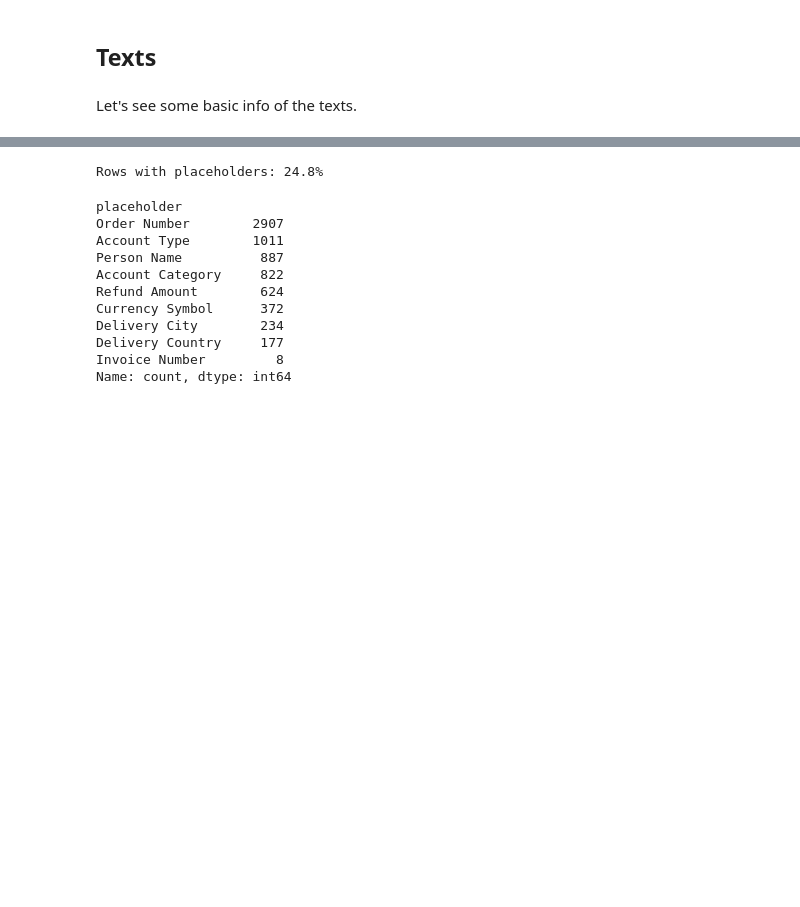
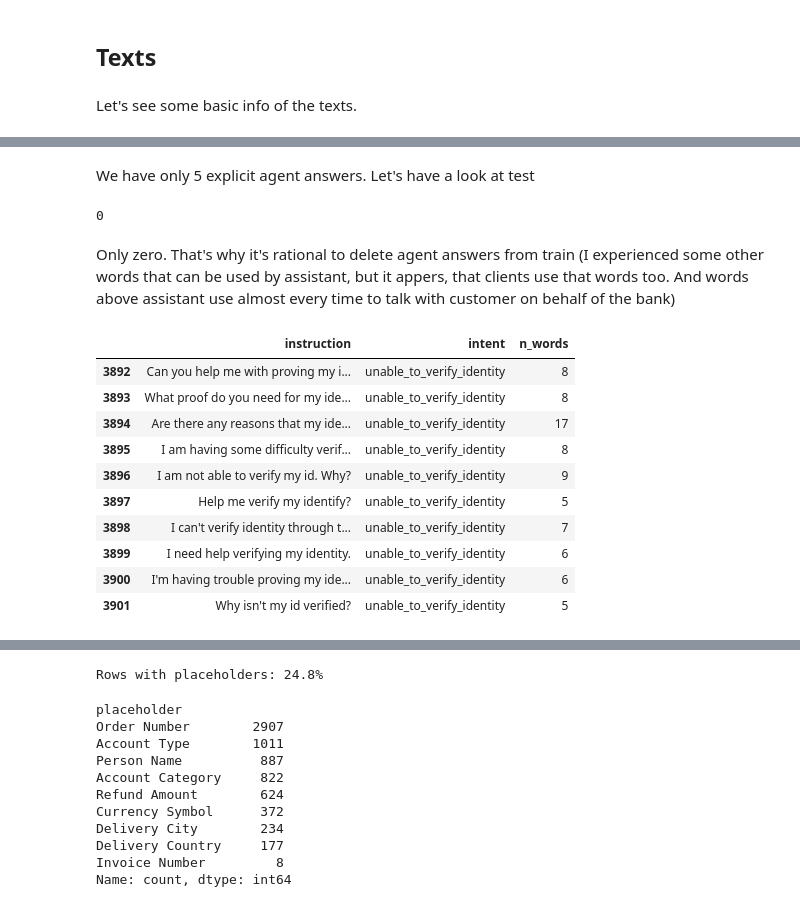
Before and after one commit to Moriarte228/support-triage-mlops, a Jupyter notebook: notebooks/01_eda.ipynb, the cells around one changed output, grey strips where cells are left out. Drawn from its saved outputs; the diff is of its cells as text; code cells hidden in the pictures; blank space fills up the shorter version.

```diff
--- a/notebooks/01_eda.ipynb
+++ b/notebooks/01_eda.ipynb
@@ -189,0 +199,25 @@ We can see, that most of the requests contains keywords (see K flag). Often inst
+# %% [markdown]
+We have only 5 explicit agent answers. Let's have a look at test
+# %%
+agent_voice = test["instruction"].str.contains(
+    r"\b(?:from us|you will hear|we will|we'll|hope this helps|let us know)\b", case=False, regex=True)
+print(agent_voice.sum())
+# %% [output]
+0
+# %% [markdown]
+Only zero. That's why it's rational to delete agent answers from train (I experienced some other words that can be used by assistant, but it appers, that clients use that words too. And words above assistant use almost every time to talk with customer on behalf of the bank)
+# %%
+possible_agent_voice_mask = (df['intent'] == 'unable_to_verify_identity')
+df[possible_agent_voice_mask].head(10)
+# %% [output]
+|  | instruction | intent | n_words |
+| 3892 | Can you help me with proving my i... | unable_to_verify_identity | 8 |
+| 3893 | What proof do you need for my ide... | unable_to_verify_identity | 8 |
+| 3894 | Are there any reasons that my ide... | unable_to_verify_identity | 17 |
+| 3895 | I am having some difficulty verif... | unable_to_verify_identity | 8 |
+| 3896 | I am not able to verify my id. Why? | unable_to_verify_identity | 9 |
+| 3897 | Help me verify my identify? | unable_to_verify_identity | 5 |
+| 3898 | I can't verify identity through t... | unable_to_verify_identity | 7 |
+| 3899 | I need help verifying my identity. | unable_to_verify_identity | 6 |
+| 3900 | I'm having trouble proving my ide... | unable_to_verify_identity | 6 |
+| 3901 | Why isn't my id verified? | unable_to_verify_identity | 5 |
```
Also changed, not shown: parts of 24 cells of this notebook, 4 other files.
